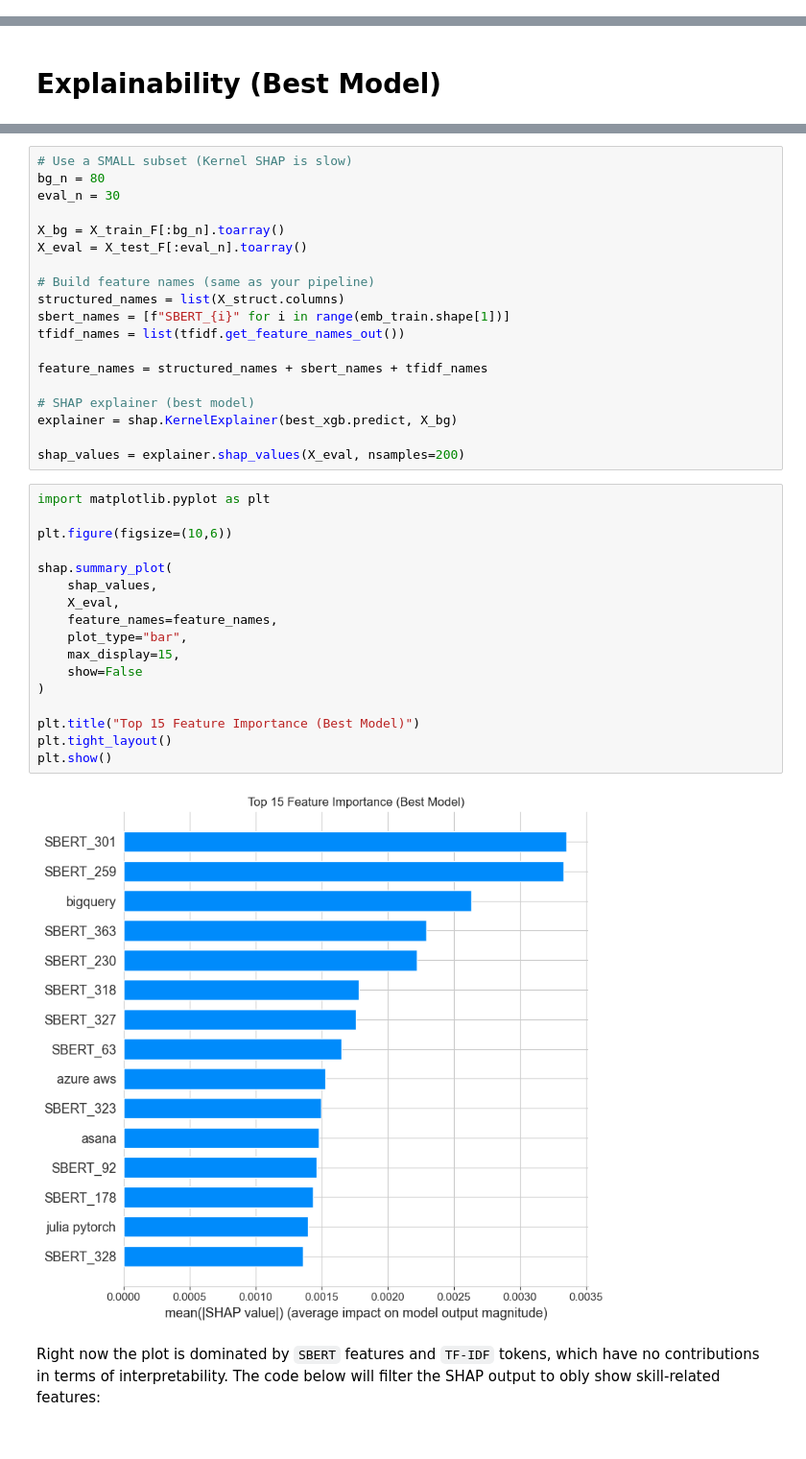
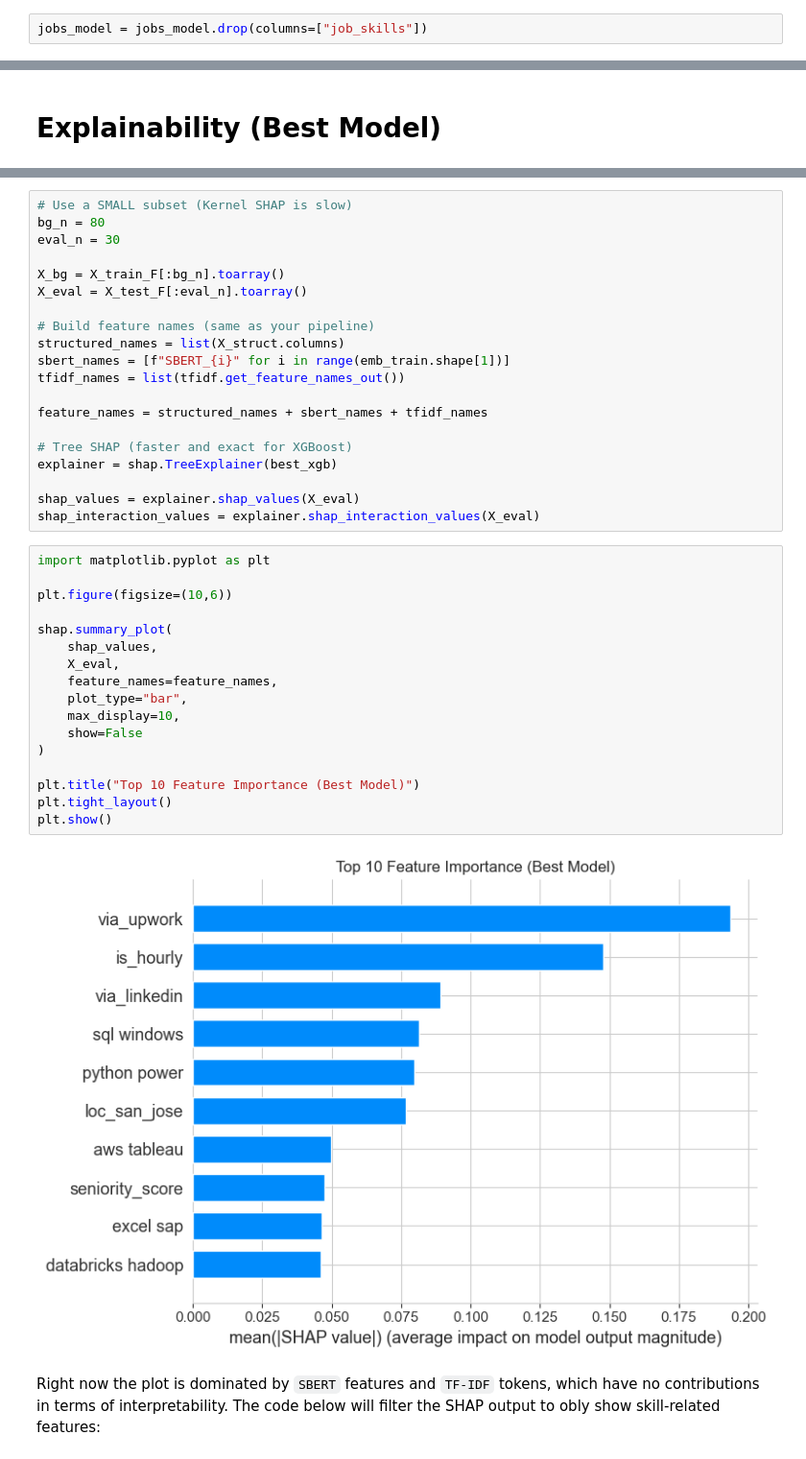
Before and after one commit to miguelcaeg/LT10_MLThesisProject, a Jupyter notebook: model explainability.ipynb, the cells around one changed output, grey strips where cells are left out. Shown at 96% size. Drawn from its saved outputs; the diff is of its cells as text.

```diff
--- a/model explainability.ipynb
+++ b/model explainability.ipynb
@@ -382,6 +382,8 @@ Final modeling dataframe shape: (25134, 42)
 | 39 | Data Scientist | Data Scientist, Risk Data Mining ... | Mountain View, CA | via LinkedIn | Full-time | False | ... |
 | 40 | Data Analyst | Senior Supply Chain Analytics Ana... | Anywhere | via Get.It | Full-time | True | ... |
 5 rows × 42 columns
+# %%
+jobs_model = jobs_model.drop(columns=["job_skills"])
 # %% [markdown]
 # Add Feature Engineering after EDA
 # %%
@@ -1506,29 +1508,30 @@ tfidf_names = list(tfidf.get_feature_names_out())
 
 feature_names = structured_names + sbert_names + tfidf_names
 
-# SHAP explainer (best model)
-explainer = shap.KernelExplainer(best_xgb.predict, X_bg)
+# Tree SHAP (faster and exact for XGBoost)
+explainer = shap.TreeExplainer(best_xgb)
 
-shap_values = explainer.shap_values(X_eval, nsamples=200)
+shap_values = explainer.shap_values(X_eval)
+shap_interaction_values = explainer.shap_interaction_values(X_eval)
 # %%
 import matplotlib.pyplot as plt
 
 plt.figure(figsize=(10,6))
 
 shap.summary_plot(
     shap_values,
     X_eval,
     feature_names=feature_names,
     plot_type="bar",
-    max_display=15,
+    max_display=10,
     show=False
 )
 
-plt.title("Top 15 Feature Importance (Best Model)")
+plt.title("Top 10 Feature Importance (Best Model)")
 plt.tight_layout()
 plt.show()
 # %% [output]
-[figure, old version]
+[figure, new version]
 # %% [markdown]
 Right now the plot is dominated by `SBERT` features and `TF-IDF` tokens, which have no contributions in terms of interpretability. The code below will filter the SHAP output to obly show skill-related features:
 # %%
```
Also changed, not shown: parts of 27 cells of this notebook.
